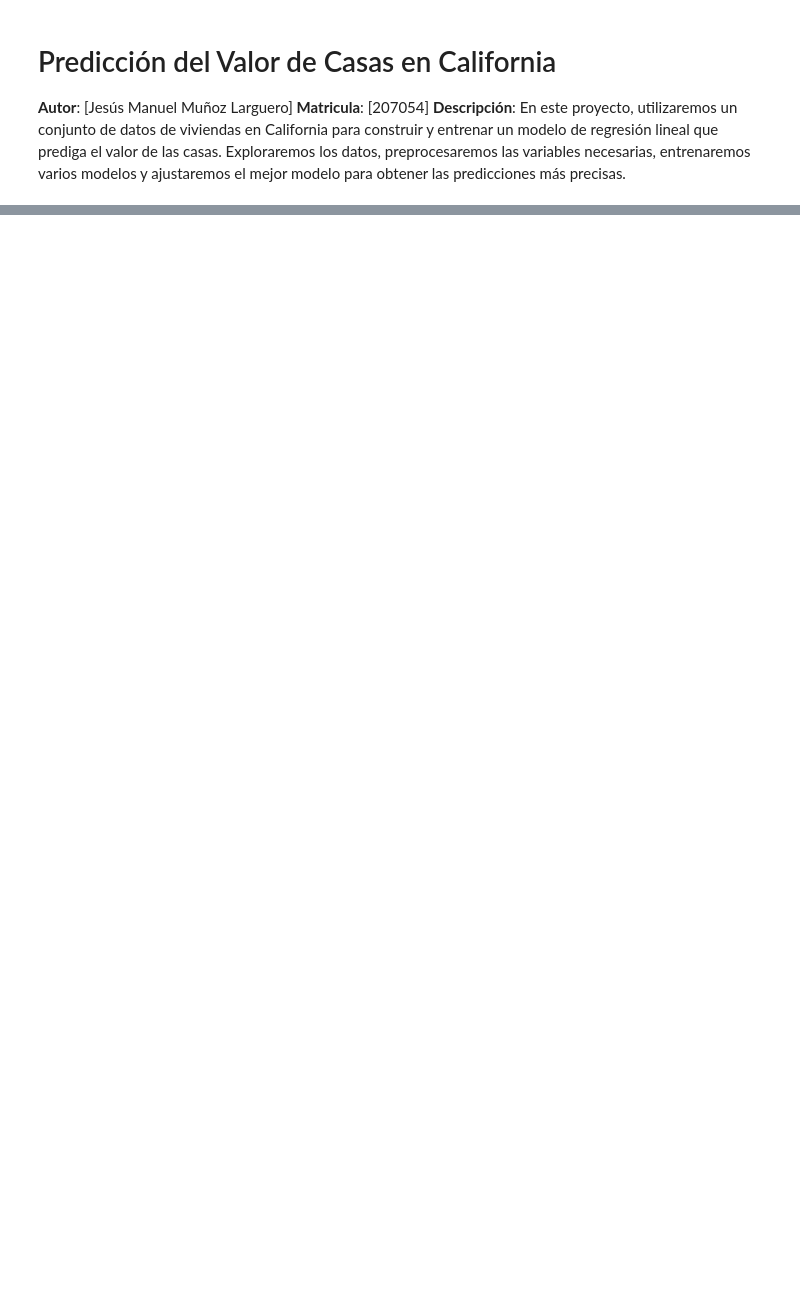
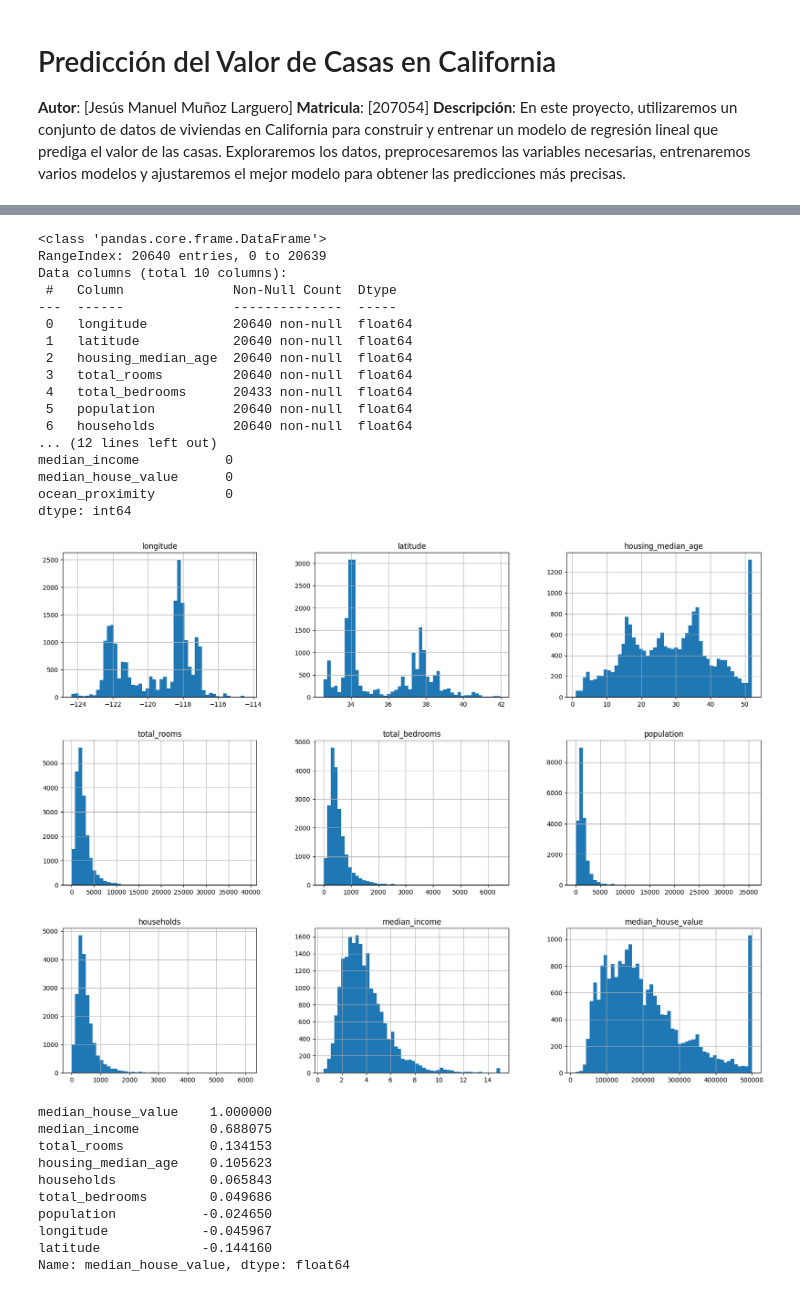
Before and after one commit to Trance-PAW/E2E_Housing, a Jupyter notebook: E2EProyFIN.ipynb, the cells around one changed output, grey strips where cells are left out. Saved outputs shown, nothing was run; the diff lists cells and outputs as text; code cells hidden in the pictures; blank space fills up the shorter version.

```diff
--- a/E2EProyFIN.ipynb
+++ b/E2EProyFIN.ipynb
@@ -38,21 +45,51 @@ housing.head()
 # %%
 import matplotlib.pyplot as plt
 
 # Comenzamos con una exploración básica de los datos para entender su estructura.
 # Contamos los valores faltantes, visualizamos histogramas y exploramos la correlación
 # entre las variables y el valor de las viviendas.
 
 housing.info()  # Información general de las columnas
 missing_values = housing.isnull().sum()  # Contamos los valores N/A
 print(missing_values)
 
 # Visualizamos un histograma para entender las distribuciones
 housing.hist(bins=50, figsize=(20, 15))
 plt.show()
 
 # Mostramos la correlación de las variables
-corr_matrix = housing.corr()
+housing_numeric = housing.select_dtypes(include=[np.number])  # Seleccionamos solo las columnas numéricas
+corr_matrix = housing_numeric.corr()
 print(corr_matrix["median_house_value"].sort_values(ascending=False))
+# %% [output]
+<class 'pandas.core.frame.DataFrame'>
+RangeIndex: 20640 entries, 0 to 20639
+Data columns (total 10 columns):
+ #   Column              Non-Null Count  Dtype
+---  ------              --------------  -----
+ 0   longitude           20640 non-null  float64
+ 1   latitude            20640 non-null  float64
+ 2   housing_median_age  20640 non-null  float64
+ 3   total_rooms         20640 non-null  float64
+ 4   total_bedrooms      20433 non-null  float64
+ 5   population          20640 non-null  float64
+ 6   households          20640 non-null  float64
+... (12 lines left out)
+median_income           0
+median_house_value      0
+ocean_proximity         0
+dtype: int64
+[figure, added]
+median_house_value    1.000000
+median_income         0.688075
+total_rooms           0.134153
+housing_median_age    0.105623
+households            0.065843
+total_bedrooms        0.049686
+population           -0.024650
+longitude            -0.045967
+latitude             -0.144160
+Name: median_house_value, dtype: float64
 # %%
 from sklearn.pipeline import Pipeline
 from sklearn.impute import SimpleImputer
```
Also changed, not shown: parts of 7 cells of this notebook.
